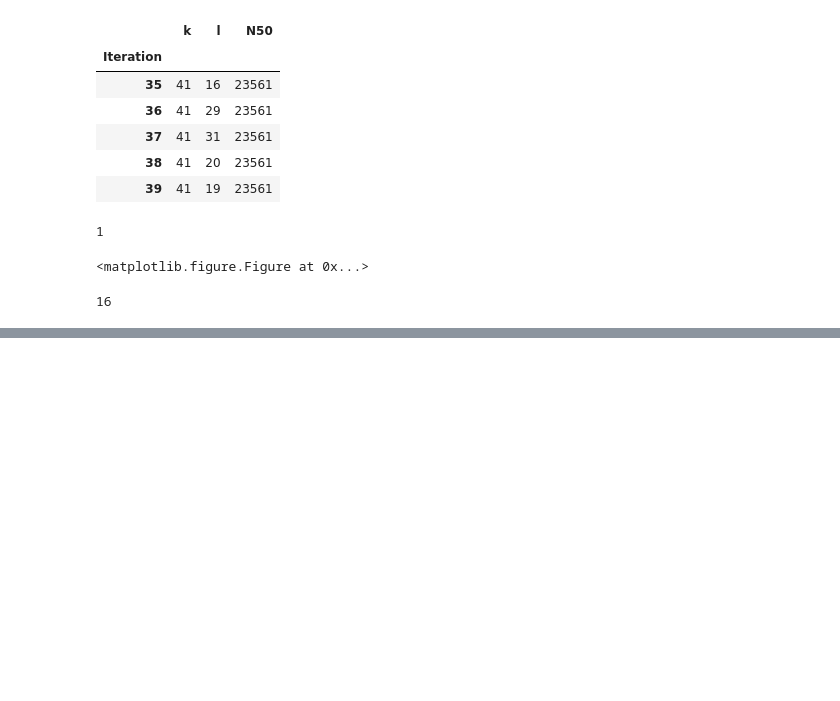
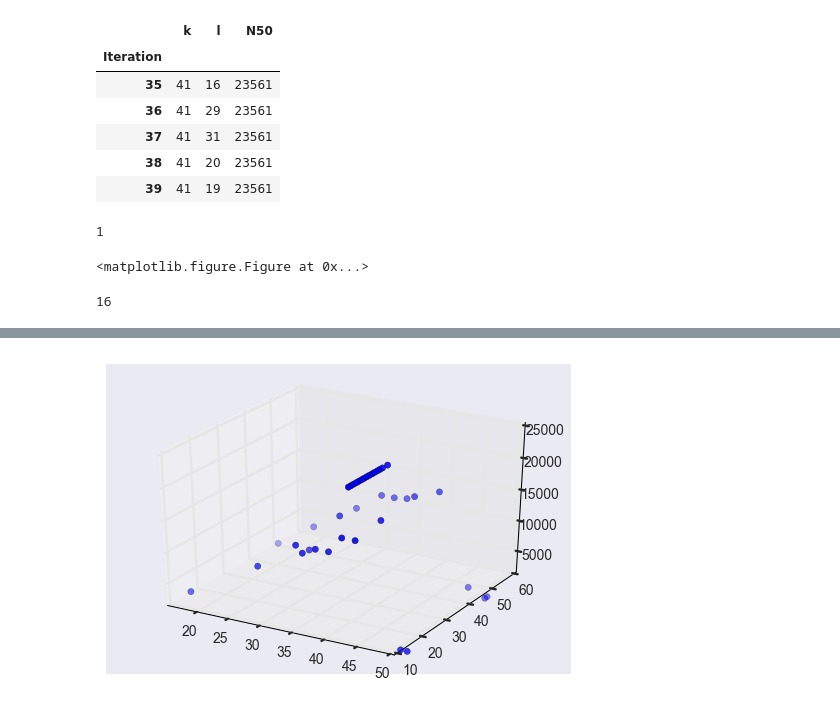
Before and after one commit to hackseq/2016_project_2, a Jupyter notebook: scripts/spearmint/results/3-D_plotting.ipynb, the cells around one changed output, grey strips where cells are left out. Cells and saved outputs as stored; diff of their text form; code cells hidden in the pictures; blank space fills up the shorter version.

```diff
--- a/scripts/spearmint/results/3-D_plotting.ipynb
+++ b/scripts/spearmint/results/3-D_plotting.ipynb
@@ -100,6 +174,11 @@ interact(plotfig, iteridx=(1,39))
 # %%
 import matplotlib.pyplot as plt
+from matplotlib import cm
 from mpl_toolkits.mplot3d import Axes3D
 fig = plt.figure()
-ax = fig.add_subplot(111, projection='3d')
-Axes3D.plot_surface(ax, X=itdf["k"], Y=itdf["l"], Z=itdf["N50"])
+ax = fig.gca(projection='3d')
+#ax = fig.add_subplot(111, projection='3d')
+X, Y = np.meshgrid(itdf["k"], itdf["l"])
+surf=ax.plot_surface(X=X, Y=Y, Z=itdf["N50"],rstride=1, cstride=1,  cmap=cm.coolwarm)
+fig.colorbar(surf, shrink=0.5, aspect=5)
+plt.show()
@@ -109,11 +185,20 @@ Axes3D.plot_surface(ax, X=itdf["k"], Y=itdf["l"], Z=itdf["N50"])
 # %%
 def plotfig(iteridx):
     fig = plt.figure()
-    ax = fig.add_subplot(111, projection='3d')
+    #ax = fig.add_subplot(111, projection='3d')
+    ax = fig.gca(projection='3d')
     plt.xlim([16,50])
     plt.ylim([10,60])
+    plt.xlabel("k")
+    plt.ylabel("l")
     ax.set_zlim([2000,25000])
-    Axes3D.scatter(ax, xs=itdf["k"][iteridx], ys=itdf["l"][iteridx], zs=itdf["N50"][iteridx])
+    #ax = fig.add_subplot(111, projection='3d')
+    X, Y = np.meshgrid(itdf["k"], itdf["l"])
+    surf=ax.plot_surface(X=X, Y=Y, Z=itdf["N50"], rstride=3, cstride=3, alpha=0.4, cmap=cm.coolwarm,
+                       linewidth=0, antialiased=True)
+    fig.colorbar(surf, shrink=0.5, aspect=5)
+    ax.scatter(xs=itdf["k"][iteridx], ys=itdf["l"][iteridx], zs=itdf["N50"][iteridx])
+    plt.show()
 # %%
 from ipywidgets import widgets, interact
 
@@ -120,0 +208,11 @@ interact(plotfig, iteridx=(1,39))
+# %%
+def plotfig():
+    fig = plt.figure()
+    ax = fig.gca(projection='3d')
+    plt.xlim([16,50])
+    plt.ylim([10,60])
+    ax.set_zlim([2000,25000])
+    ax.scatter(xs=itdf["k"], ys=itdf["l"], zs=itdf["N50"])
+plotfig()
+# %% [output]
+[figure, added]
```
Also changed, not shown: parts of 26 cells of this notebook.
